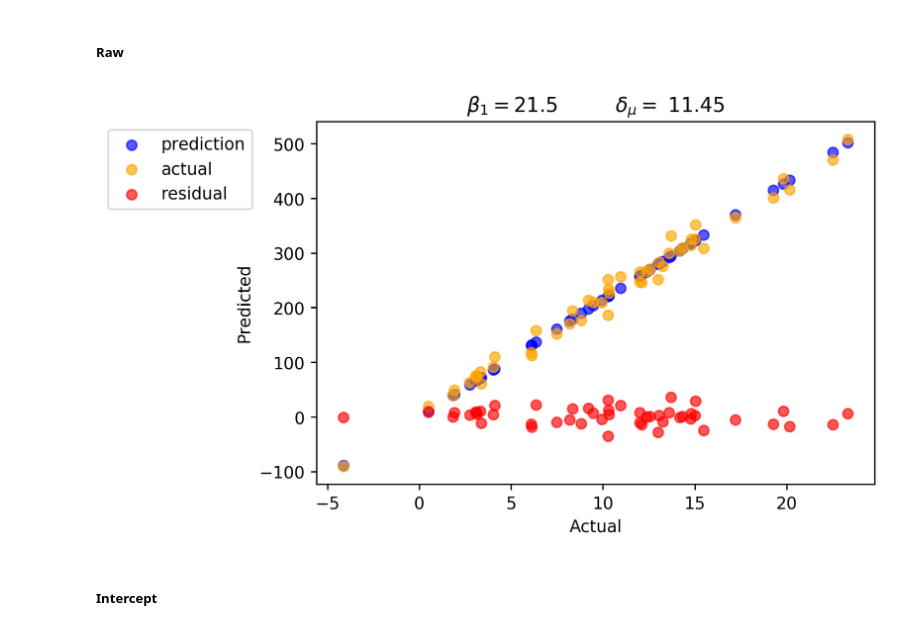
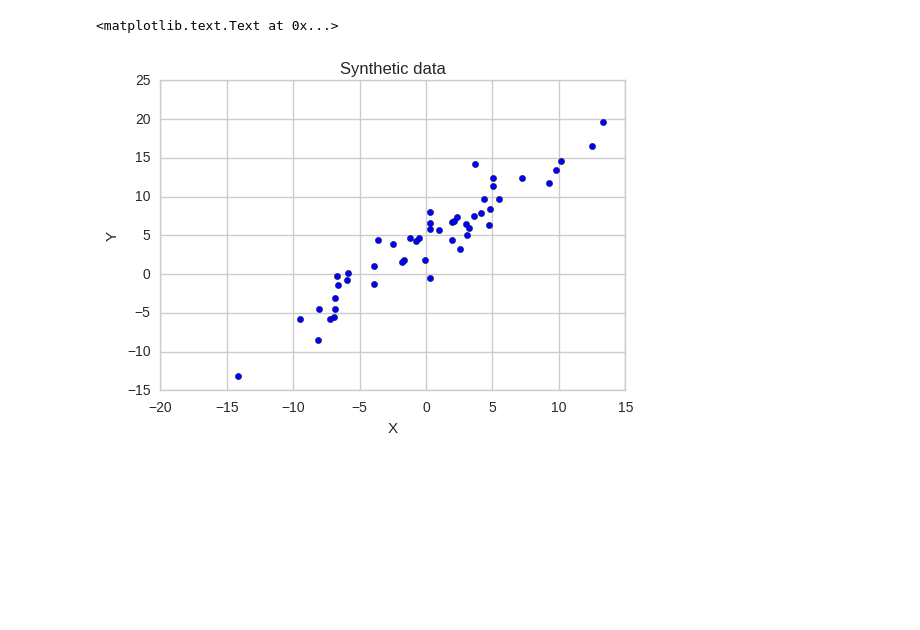
Before and after one commit to nilesh-patil/machine-learning-implementations, a Jupyter notebook: 01.LinearRegression.ipynb, the cells around one changed output. Drawn from its saved outputs; the diff is of its cells as text; code cells hidden in the pictures; blank space fills up the shorter version.

Commit message:
updated linear regression code

```diff
--- a/01.LinearRegression.ipynb
+++ b/01.LinearRegression.ipynb
@@ -8,9 +8,15 @@ Populating the interactive namespace from numpy and matplotlib
 # %%
 randomState=4
 
 np.random.seed(randomState)
+data = np.random.normal(scale=6,size=50)
+Y= data+4 +np.random.normal(scale=1,size=50)+np.random.normal(scale=2,size=50)
 
-X = np.random.normal(10,6,size=(50,1))
-Y = 21*X + 4 + np.random.normal(2,15,size=(50,1))
+sns.set_style('whitegrid')
+sns.plt.scatter(data,Y)
+sns.plt.xlabel('X')
+sns.plt.ylabel('Y')
+sns.plt.title('Synthetic data')
+# %% [output]
+<matplotlib.text.Text at 0x...>
+[figure, added]
-# %% [markdown]
-##### Raw
@@ -27,15 +35,0 @@ error = Y-prediction
-# %%
-plt.figure(figsize=(6,4), dpi=250)
-
-plt.scatter(X,prediction,c='blue',alpha=0.65)
-plt.scatter(X,Y,c='orange',alpha=0.65)
-plt.scatter(X,error,c='red',alpha=0.65)
-plt.legend(['prediction','actual','residual'], bbox_to_anchor=(-0.1,1))
-plt.xlabel('Actual')
-plt.ylabel('Predicted')
-plt.title('Linear regression \n'+r'$\beta_1 = $' + str(betas.round(2)[0,0]));
-plt.title( r'$\beta_1 = $' + str(betas.round(2)[0,0]) +'\t'+r' $\delta_{\mu} = $ '+ str(np.round(np.abs(error).mean(),2)));
-# %% [output]
-[figure, removed]
-# %% [markdown]
-##### Intercept
```
Also changed, not shown: parts of 10 cells of this notebook.
